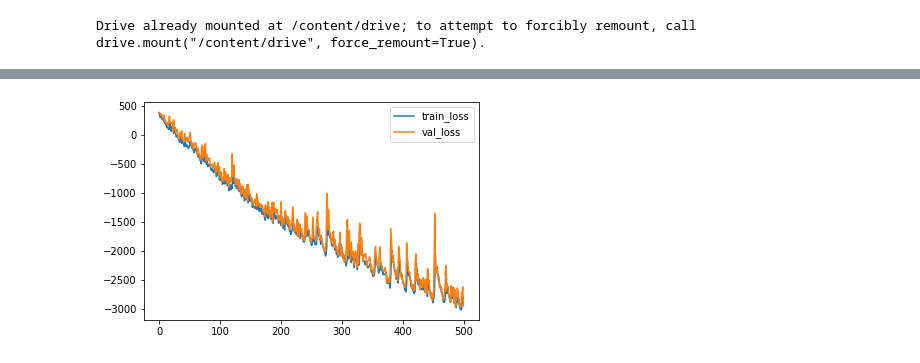
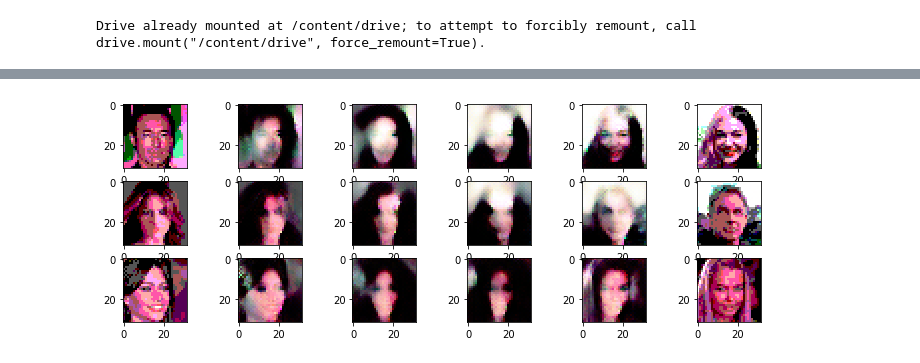
Before and after one commit to Hotckiss/DUL, a Jupyter notebook: hw2p2.ipynb, the cells around one changed output, grey strips where cells are left out. Saved outputs shown, nothing was run; the diff lists cells and outputs as text; code cells hidden in the pictures.

```diff
--- a/hw2p2.ipynb
+++ b/hw2p2.ipynb
@@ -35,3 +44,12 @@ def plot_losses(loss_train, loss_val):
+# %%
+def draw_interpolation(imgs):
+    f, ax = plt.subplots(3, 6)
+    f.set_figheight(4)
+    f.set_figwidth(12)
+    for i in range(3):
+        for j in range(6):
+            ax[i, j].imshow(imgs[i][j])
+    plt.show()
 # %%
 def log_det(t):
     return torch.log(t).sum(dim=1, keepdim=True)
@@ -289,4 +304,0 @@ plot_losses(loss_train[100:], loss_val[100:])
-# %%
-plot_losses(loss_train[100:], loss_val[100:])
-# %% [output]
-[figure, removed]
@@ -295,25 +305,23 @@ _ = model.eval()
 # %%
 def interpolate(model):
-    left_faces = X_train[[2, 4, 0]].to(device)
-    right_faces = X_train[[3, 6, 1]].to(device)
+    lf, rf = X_train[[2, 4, 0]].to(device), X_train[[3, 6, 1]].to(device)
+    steps = [j / 5 for j in range(6)]
+    imgs = [[], [], []]
 
-    imgs = [[], [], []]
     with torch.no_grad():
         for i in range(3):
-            left, b = left_faces[i].unsqueeze(0), right_faces[i].unsqueeze(0)
-            z_left, _ = model(left)
-            z_right, _ = model(b)
-            ts = [j / 7 for j in range(8)]
-            for t in ts:
-                x = model.reverse((1 - t) * z_left + t * z_right)
-                x = x.permute(0, 2, 3, 1).cpu().numpy()[0]
+            l, b = lf[i].unsqueeze(0), rf[i].unsqueeze(0)
+            zl, _ = model(l)
+            zr, _ = model(b)
+
+            for t in steps:
+                x = model.reverse((1 - t) * zl + t * zr).permute(0, 2, 3, 1).cpu().numpy()[0]
                 imgs[i].append(np.clip(x[:, :, [2, 0, 1]] / 3, 0, 1))
 
-    f, ax = plt.subplots(3, 8)
-    f.set_figheight(4)
-    f.set_figwidth(15)
-    for i in range(3):
-        for j in range(8):
-            ax[i, j].imshow(imgs[i][j])
-    plt.show()
+    return imgs
+# %%
+imgs = interpolate(model)
+draw_interpolation(imgs)
+# %% [output]
+[figure, added]
 # %%
```
Also changed, not shown: parts of 13 cells of this notebook.
